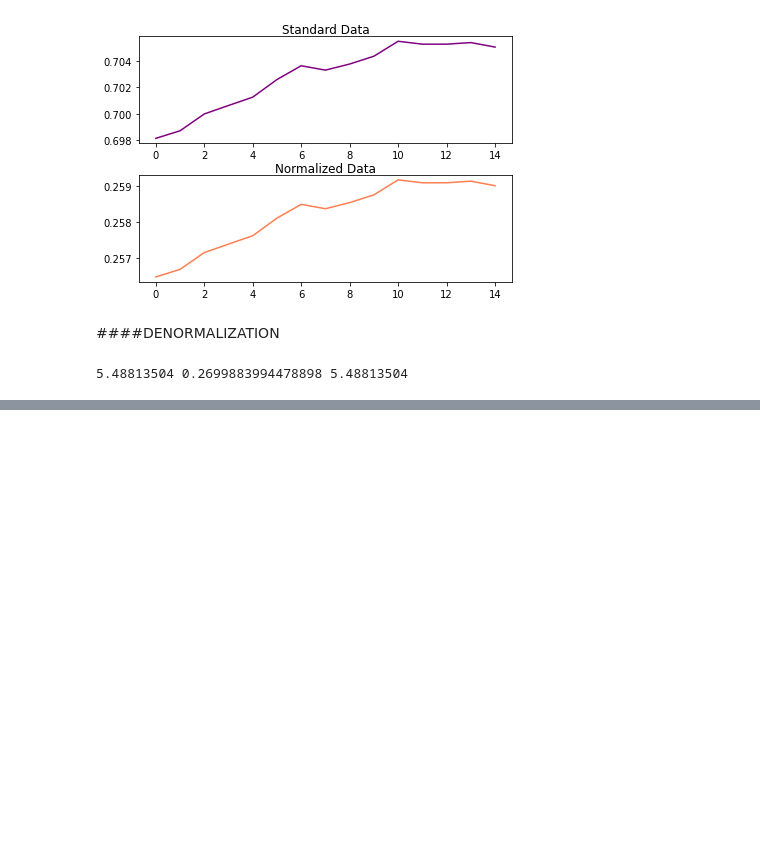
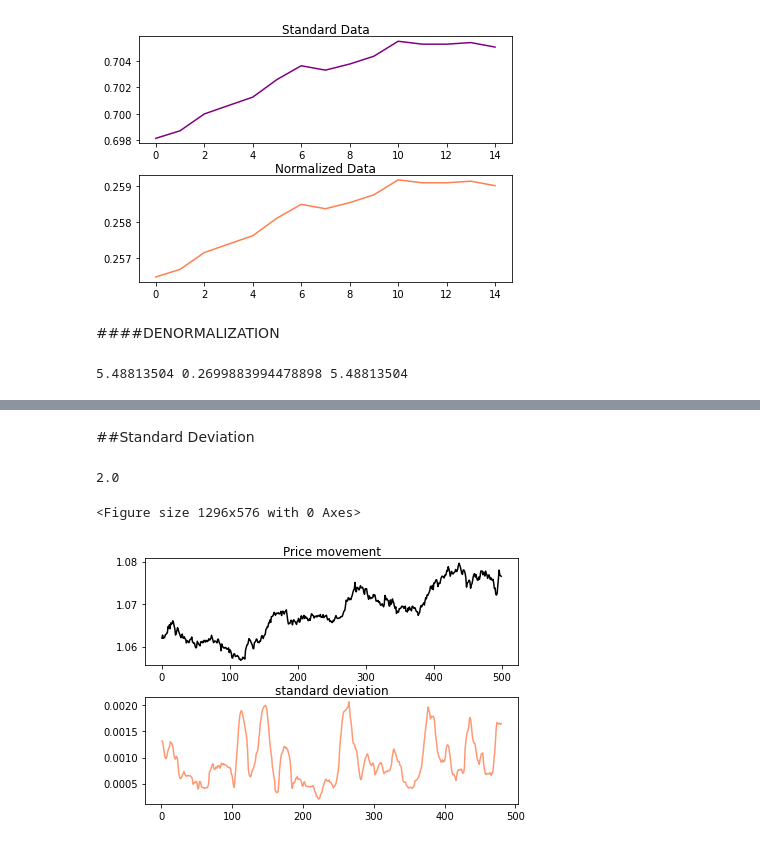
Before and after one commit to DanielSchussmann/Seminar, a Jupyter notebook: Seminar.ipynb, the cells around one changed output, grey strips where cells are left out. Drawn from its saved outputs; the diff is of its cells as text; code cells hidden in the pictures; blank space fills up the shorter version.

```diff
--- a/Seminar.ipynb
+++ b/Seminar.ipynb
@@ -381,0 +876,30 @@ print(raw_data[0],normalized,denormalized)
+# %% [markdown]
+##Standard Deviation
+# %%
+
+#Indices:
+import numpy as np
+import matplotlib.pyplot as plt
+import pandas as pd
+data_read=pd.read_csv('/content/drive/MyDrive/seminar_data/AUD_NZD.csv',usecols=[4])[:500]
+
+
+st_de_rolling= lambda n,data:[ np.sum(((data[x-n:x]-(np.mean(data[x-n:x])))**2)/n)**0.5 for x in range(len(data),n,-1)] #usage example: st_de_rolling(8,[0,2,4,4,4,5,5,7,9]) => 2
+standard_deviation=lambda data: np.sum(((data-(np.mean(data)))**2)/len(data))**0.5 #usage example: st_de_rolling([2,4,4,4,5,5,7,9]) => 2
+
+print(standard_deviation([2,4,4,4,5,5,7,9]))
+
+sma_20 = SMA(20,data_read)
+plt.figure(figsize=(18, 8))
+fig, (ax1, ax2) = plt.subplots(2)
+
+fig.tight_layout()
+ax1.plot(np.arange(0,len(data_read)),data_read,color='black')
+ax1.set_title('Price movement', fontsize=12,pad=-14)
+ax2.plot(np.arange(len(st_de_rolling(20,data_read)),0,-1),st_de_rolling(20,data_read),color='coral',alpha=0.8)
+ax2.set_title('standard deviation', fontsize=12,pad=-14)
+plt.show()
+# %% [output]
+2.0
+<Figure size 1296x576 with 0 Axes>
+[figure, added]
```
Also changed, not shown: parts of 14 cells of this notebook.
